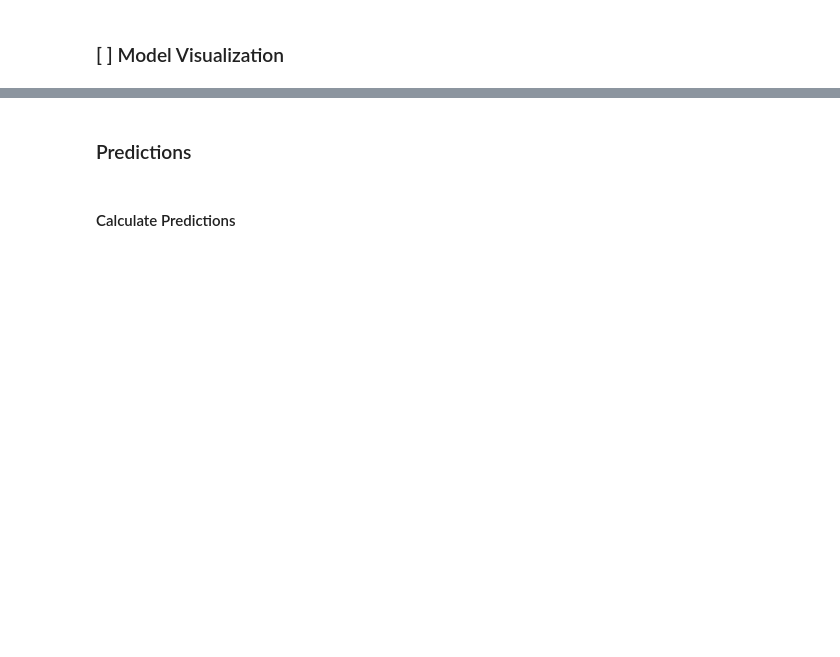
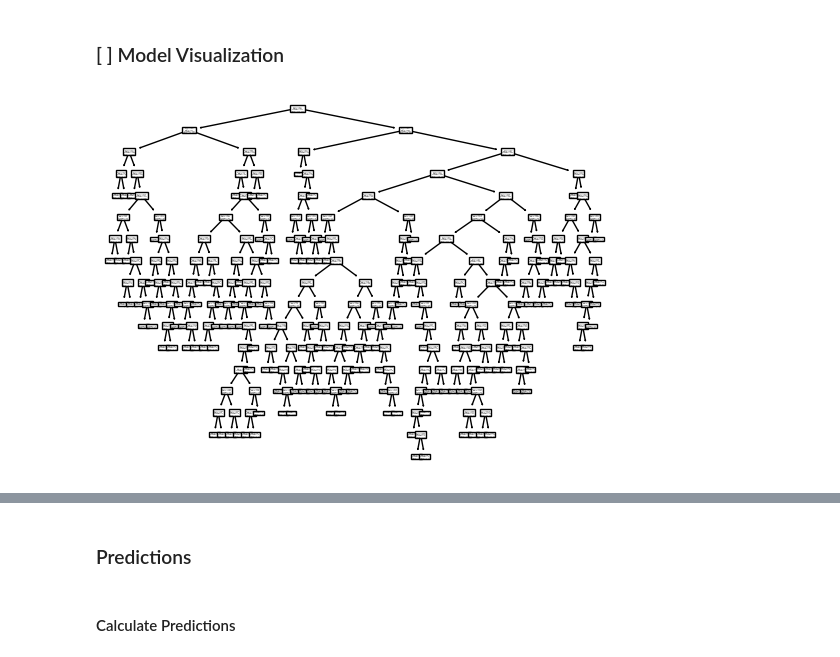
Before and after one commit to toluwabori/resolving-machine-learning-python, a Jupyter notebook: 02_The Decision Tree & Supervised Classification Models/02B_decision-tree_session_blank.ipynb, the cells around one changed output, grey strips where cells are left out. Cells and saved outputs as stored; diff of their text form; code cells hidden in the pictures; blank space fills up the shorter version.

```diff
--- a/02_The Decision Tree & Supervised Classification Models/02B_decision-tree_session_blank.ipynb
+++ b/02_The Decision Tree & Supervised Classification Models/02B_decision-tree_session_blank.ipynb
@@ -105,2 +174,4 @@ df_titanic
 # %% [markdown]
 **Fit the Model Again**
+# %%
+model_dt.fit(X=explanatory,y=target)
@@ -108,0 +194,2 @@ df_titanic
+# %%
+df_titanic = df_titanic.dropna().reset_index(drop = True)
@@ -109,2 +207,7 @@ df_titanic
 # %% [markdown]
 **Fit the Model Again**
+# %%
+target = df_titanic['survived']
+explanatory = df_titanic.drop(columns = 'survived')
+# %%
+model_dt.fit(X=explanatory,y=target)
@@ -112,0 +243,4 @@ df_titanic
+# %%
+plot_tree(decision_tree=model_dt);
+# %% [output]
+[figure, added]
```
Also changed, not shown: parts of 21 cells of this notebook, 2 other files.
